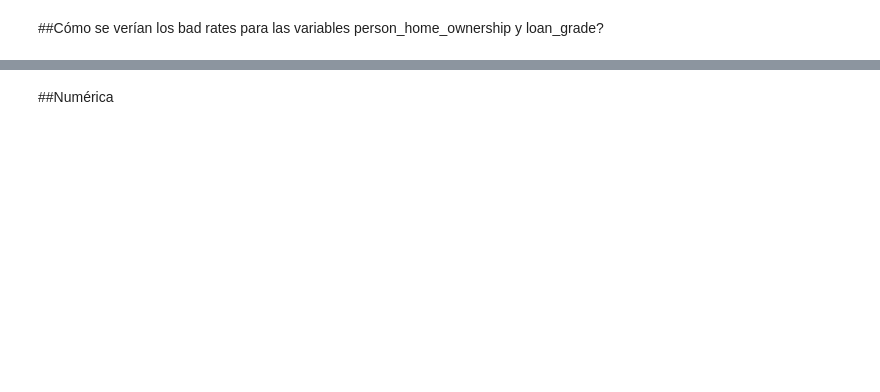
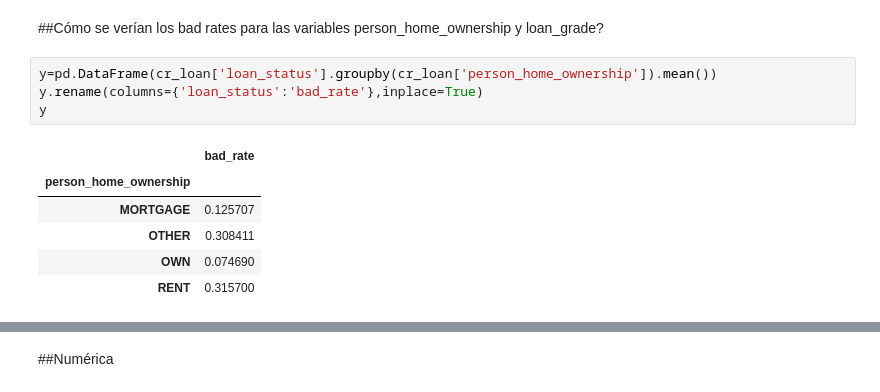
Before and after one commit to jpantojaj/CreditScoring, a Jupyter notebook: Sesion_3_NaiveModel.ipynb, the cells around one changed output, grey strips where cells are left out. Saved outputs shown, nothing was run; the diff lists cells and outputs as text; blank space fills up the shorter version.

```diff
--- a/Sesion_3_NaiveModel.ipynb
+++ b/Sesion_3_NaiveModel.ipynb
@@ -53,2 +115,13 @@ pd.merge(x, y, how='inner', on='loan_intent')
 # %% [markdown]
 ##Cómo se verían los bad rates para las variables person_home_ownership y loan_grade?
+# %%
+y=pd.DataFrame(cr_loan['loan_status'].groupby(cr_loan['person_home_ownership']).mean())
+y.rename(columns={'loan_status':'bad_rate'},inplace=True)
+y
+# %% [output]
+|  | bad_rate |
+| person_home_ownership |  |
+| MORTGAGE | 0.125707 |
+| OTHER | 0.308411 |
+| OWN | 0.074690 |
+| RENT | 0.315700 |
```
Also changed, not shown: parts of 16 cells of this notebook.
